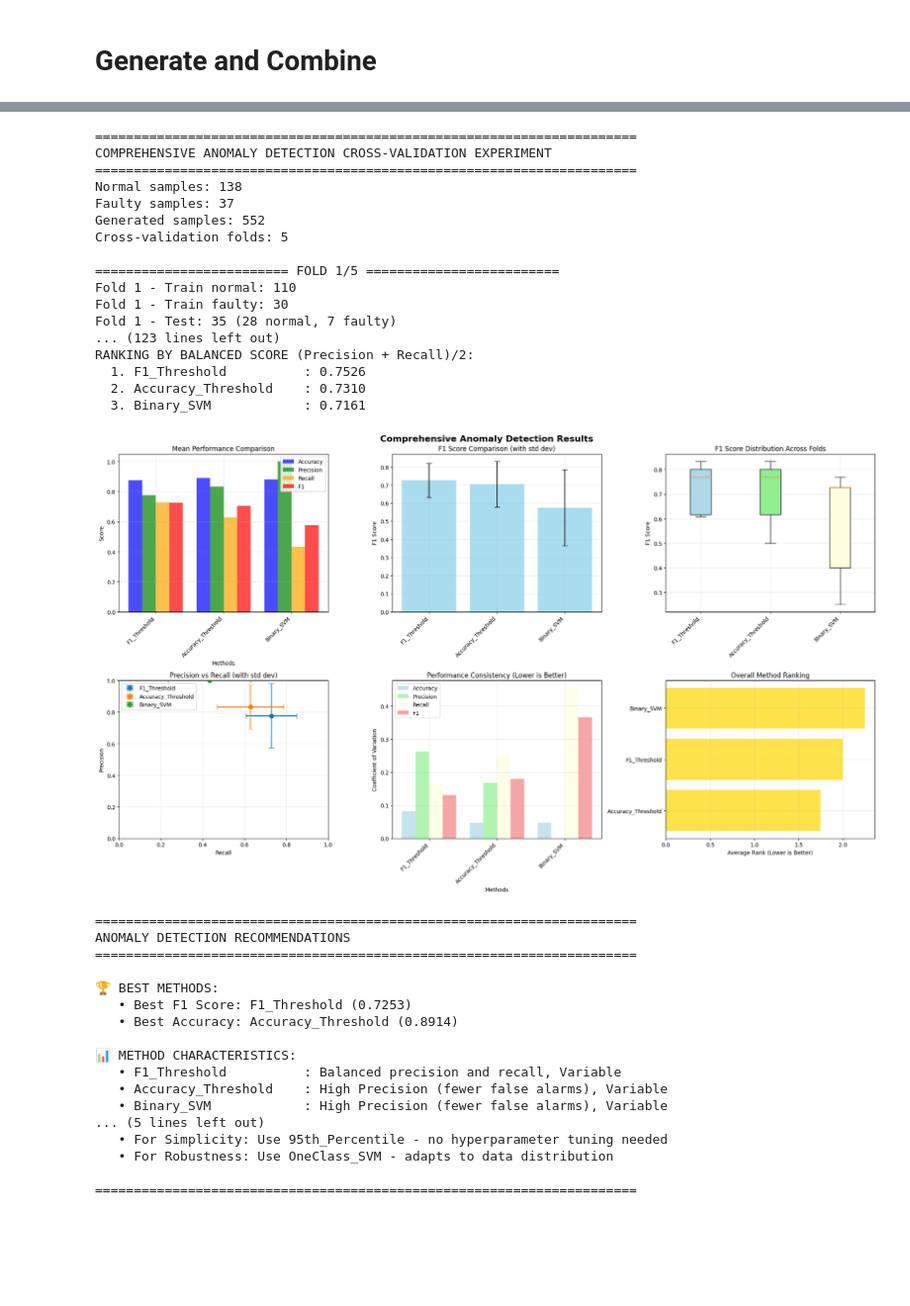
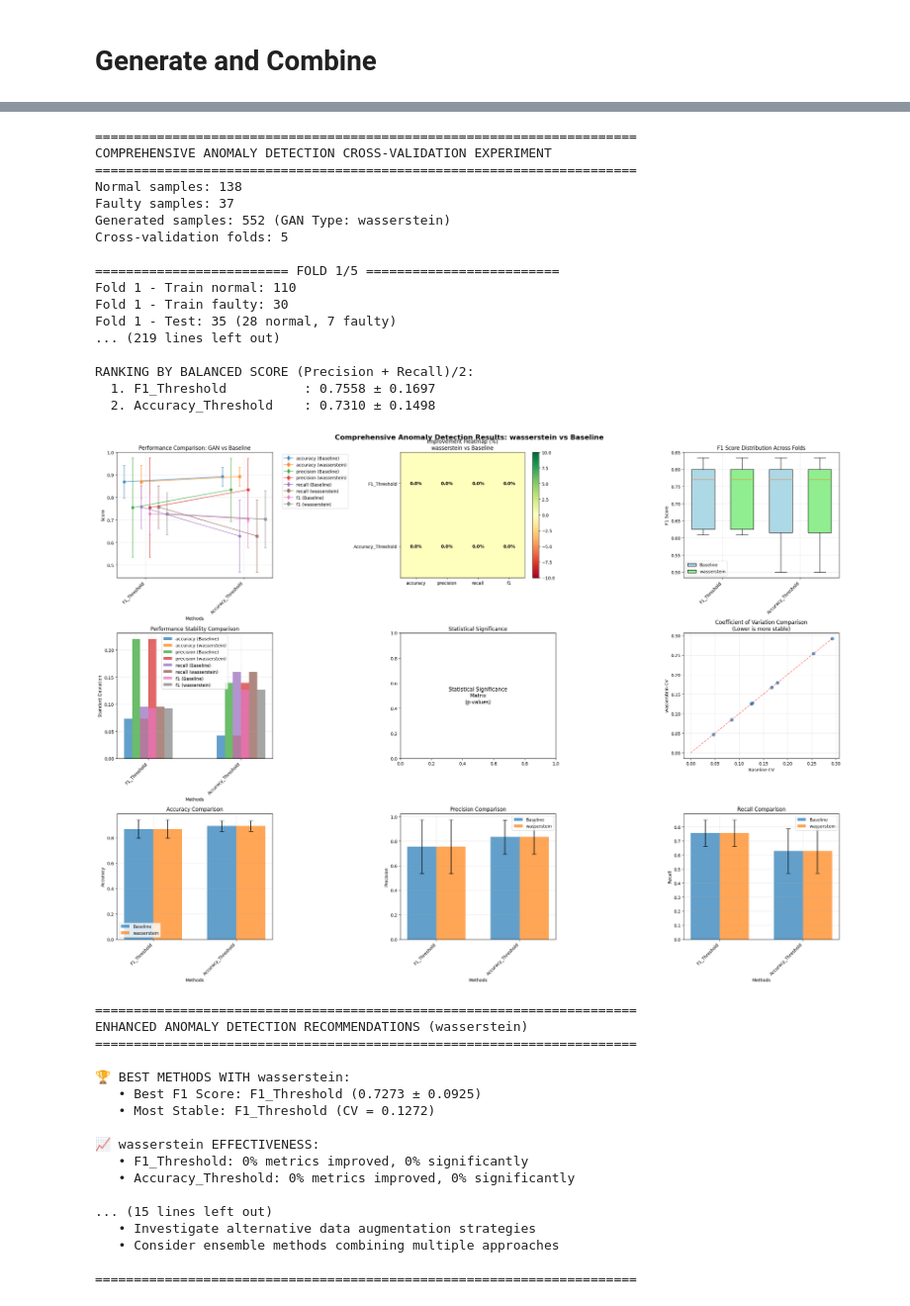
Before and after one commit to maddiew95/SmartIoT-2025, a Jupyter notebook: GANs models/WassersteinGANs/wgan.ipynb, the cells around one changed output, grey strips where cells are left out. Shown at 99% size. Saved outputs shown, nothing was run; the diff lists cells and outputs as text; code cells hidden in the pictures; blank space fills up the shorter version.

```diff
--- a/GANs models/WassersteinGANs/wgan.ipynb
+++ b/GANs models/WassersteinGANs/wgan.ipynb
@@ -14,7 +14,7 @@ warnings.filterwarnings('ignore')
 
 cuda0 = torch.device("cuda:0")
 cuda1 = torch.device("cuda:1")
-device = cuda0
+device = cuda1
 print(torch.cuda.get_device_name(device) if torch.cuda.is_available() else "No GPU available")
 
 data = np.load("../../hvcm/RFQ.npy", allow_pickle=True)
@@ -637,38 +637,38 @@ Quality Assessment: Excellent
 # %%
-run_comprehensive_cross_validation_experiment(X_test_normal, X_test_faulty, device, generated_data, batch_size=32)
+run_comprehensive_cross_validation_experiment(X_test_normal, X_test_faulty, device, generated_data, batch_size=32, gan_type="wasserstein")
 # %% [output]
 ======================================================================
 COMPREHENSIVE ANOMALY DETECTION CROSS-VALIDATION EXPERIMENT
 ======================================================================
 Normal samples: 138
 Faulty samples: 37
-Generated samples: 552
+Generated samples: 552 (GAN Type: wasserstein)
 Cross-validation folds: 5
 
 ========================= FOLD 1/5 =========================
 Fold 1 - Train normal: 110
 Fold 1 - Train faulty: 30
 Fold 1 - Test: 35 (28 normal, 7 faulty)
-... (123 lines left out)
+... (219 lines left out)
+
 RANKING BY BALANCED SCORE (Precision + Recall)/2:
-  1. F1_Threshold          : 0.7526
-  2. Accuracy_Threshold    : 0.7310
-  3. Binary_SVM            : 0.7161
+  1. F1_Threshold          : 0.7558 ± 0.1697
+  2. Accuracy_Threshold    : 0.7310 ± 0.1498
-[figure, old version]
+[figure, new version]
 ======================================================================
-ANOMALY DETECTION RECOMMENDATIONS
+ENHANCED ANOMALY DETECTION RECOMMENDATIONS (wasserstein)
 ======================================================================
 
-🏆 BEST METHODS:
-   • Best F1 Score: F1_Threshold (0.7253)
-   • Best Accuracy: Accuracy_Threshold (0.8914)
+🏆 BEST METHODS WITH wasserstein:
+   • Best F1 Score: F1_Threshold (0.7273 ± 0.0925)
+   • Most Stable: F1_Threshold (CV = 0.1272)
 
-📊 METHOD CHARACTERISTICS:
-   • F1_Threshold          : Balanced precision and recall, Variable
-   • Accuracy_Threshold    : High Precision (fewer false alarms), Variable
-   • Binary_SVM            : High Precision (fewer false alarms), Variable
-... (5 lines left out)
-   • For Simplicity: Use 95th_Percentile - no hyperparameter tuning needed
-   • For Robustness: Use OneClass_SVM - adapts to data distribution
+📈 wasserstein EFFECTIVENESS:
+   • F1_Threshold: 0% metrics improved, 0% significantly
+   • Accuracy_Threshold: 0% metrics improved, 0% significantly
+
+... (15 lines left out)
+   • Investigate alternative data augmentation strategies
+   • Consider ensemble methods combining multiple approaches
 
 ======================================================================
```
Also changed, not shown: parts of 5 cells of this notebook, 8 other files.
